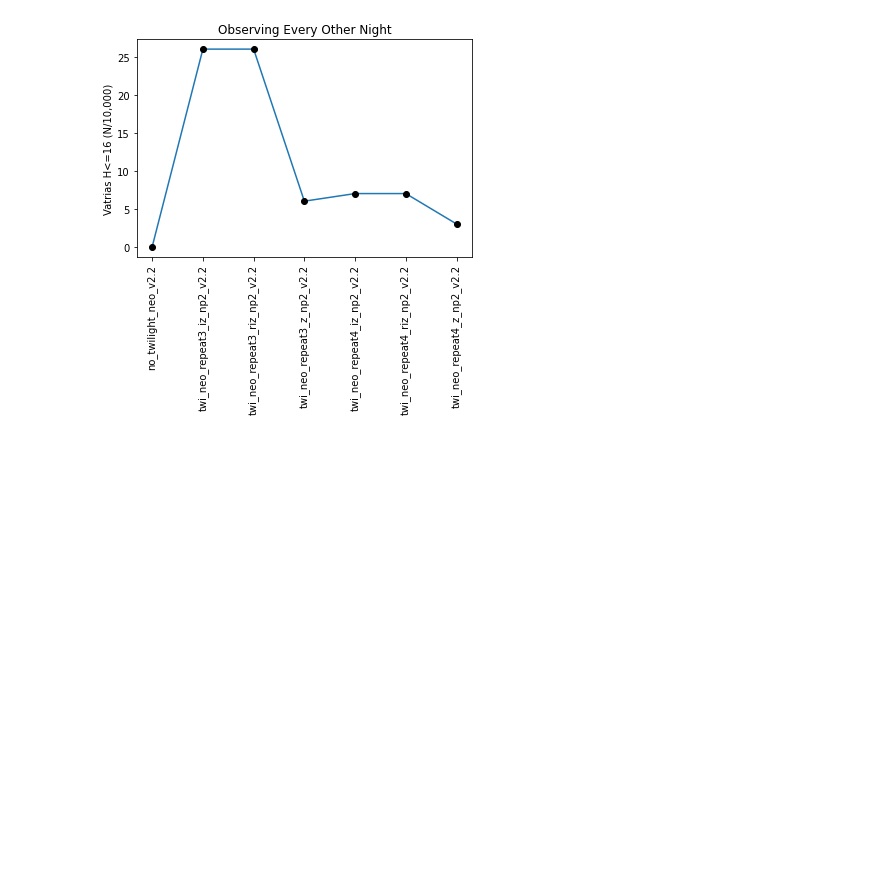
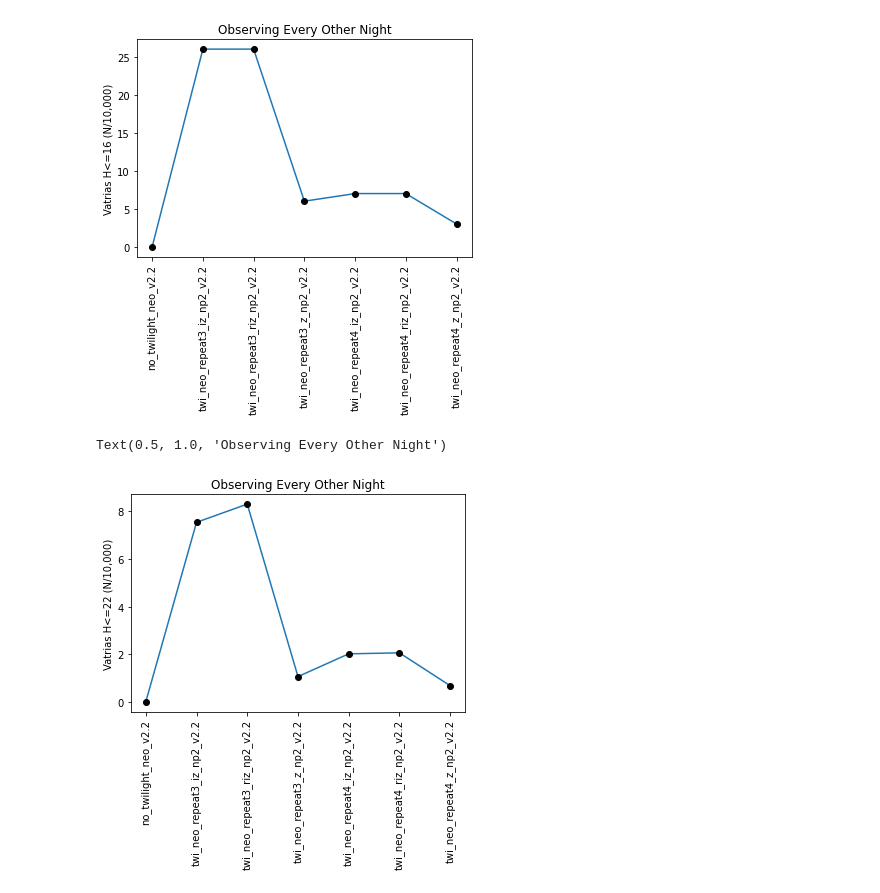
Before and after one commit to lsst-sims/sims_featureScheduler_runs2.2, a Jupyter notebook: twilight_neo/twilight_neo_radars.ipynb, the cells around one changed output. Saved outputs shown, nothing was run; the diff lists cells and outputs as text; code cells hidden in the pictures; blank space fills up the shorter version.

```diff
--- a/twilight_neo/twilight_neo_radars.ipynb
+++ b/twilight_neo/twilight_neo_radars.ipynb
@@ -285,3 +285,27 @@ ax.set_title('Observing Every Other Night')
 # %% [output]
 Text(0.5, 1.0, 'Observing Every Other Night')
 [figure]
+# %%
+fig, ax = plt.subplots()
+
+color_mapping = {'_iz_': 0, '_riz_': 1, '_z_': 2, 'no_': 4}
+
+colors = []
+for rn in df.index:
+    for key in color_mapping:
+        if key in rn:
+            colors.append(color_mapping[key])
+
+
+
+runs = [run for run in df.index if 'no_twi' in run] + [run for run in df.index if 'np2' in run]
+yvals = df['CumulativeCompleteness H <= 22.000000 Discovery_N_Chances Vatira 4 pairs in 20 nights detection loss MoObjSlicer'].loc[runs]*10e3
+ax.plot(yvals)
+
+ack = ax.tick_params('x',  rotation=90)
+ax.plot(np.arange(yvals.size), yvals, 'ko' )
+ax.set_ylabel('Vatrias H<=22 (N/10,000)')
+ax.set_title('Observing Every Other Night')
+# %% [output]
+Text(0.5, 1.0, 'Observing Every Other Night')
+[figure, added]
```
